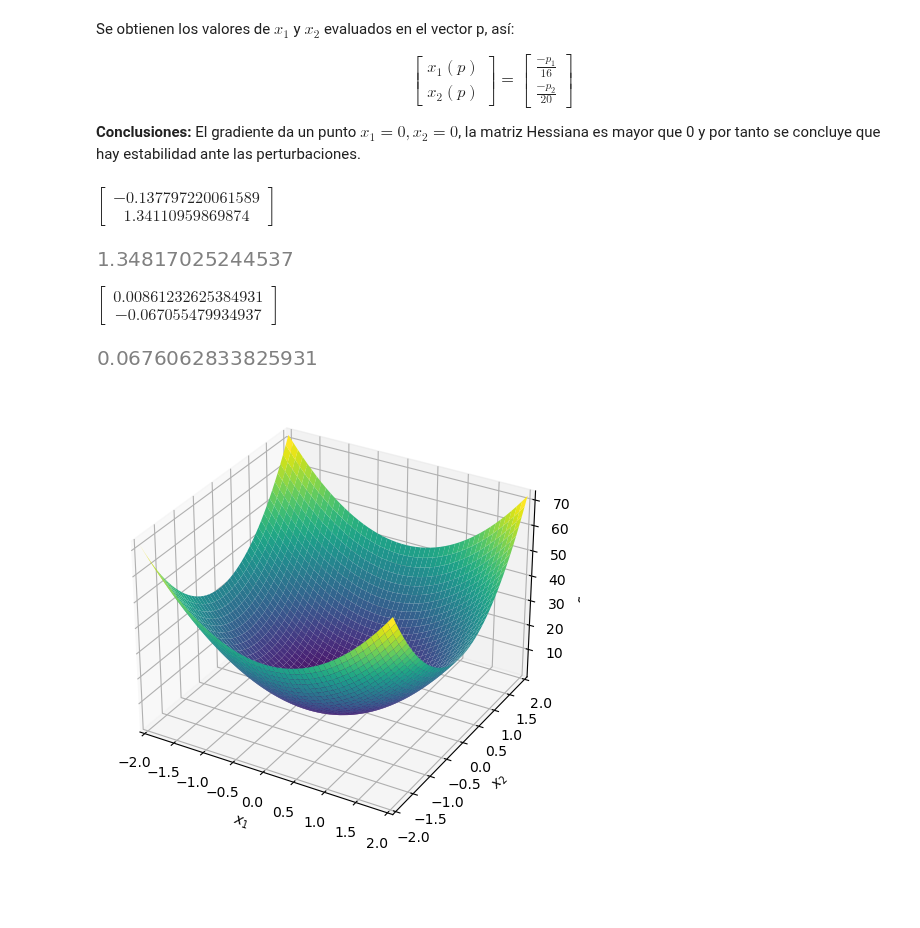
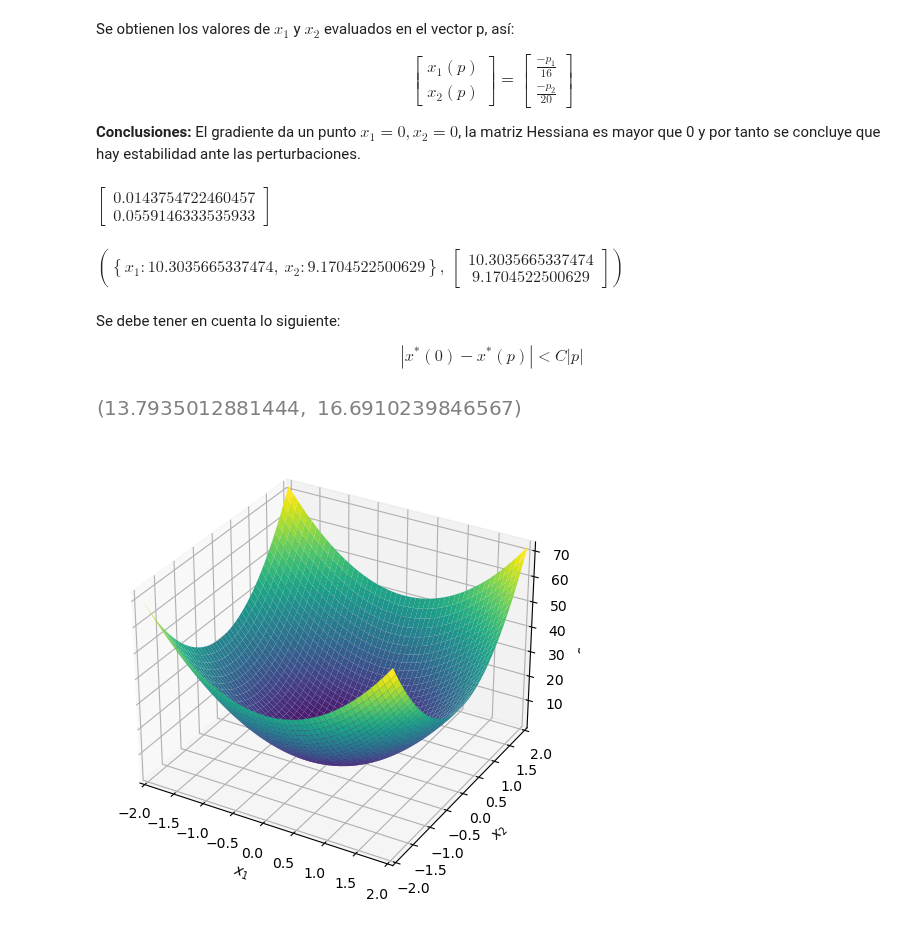
Before and after one commit to jairocuellar/System_identification, a Jupyter notebook: class_04_01.ipynb, the cells around one changed output. Cells and saved outputs as stored; diff of their text form; code cells hidden in the pictures; blank space fills up the shorter version.

```diff
--- a/class_04_01.ipynb
+++ b/class_04_01.ipynb
@@ -164,25 +164,28 @@ x_1(p)\\x_2(p)
 
 **Conclusiones:** El gradiente da un punto $x_1 = 0, x_2 = 0$, la matriz Hessiana es mayor que 0 y por tanto se concluye que hay estabilidad ante las perturbaciones.
 # %%
-pa = 1
-p = pa*Matrix([np.random.randn(),np.random.randn()])
+r = 0.1
+p = r*Matrix([np.random.randn(),np.random.randn()])
 p
 # %% [output]
-$\displaystyle \left[\begin{matrix}-0.137797220061589\\1.34110959869874\end{matrix}\right]$
+$\displaystyle \left[\begin{matrix}0.0143754722460457\\0.0559146333535933\end{matrix}\right]$
-# %%
-p.norm()
-# %% [output]
-[figure, removed]
 # %%
 d_opt_p = sym.solve(gradf + p)
 x_opt_p = x.subs(d_opt_p)
-x_opt_p
+d_opt_p, x_opt_p
 # %% [output]
-$\displaystyle \left[\begin{matrix}0.00861232625384931\\-0.067055479934937\end{matrix}\right]$
+$\displaystyle \left( \left\{ x_{1} : 10.3035665337474, \  x_{2} : 9.1704522500629\right\}, \  \left[\begin{matrix}10.3035665337474\\9.1704522500629\end{matrix}\right]\right)$
+# %% [markdown]
+Se debe tener en cuenta lo siguiente:
+
+$$|x^*(0)-x^*(p)|< C|p|$$
 # %%
-(x_opt - x_opt_p).norm()
+d = (x_opt - x_opt_p).norm()
+C = np.random.random()
+Cmag = C*p.norm()
+d, Cmag
 # %% [output]
-[figure, old version]
+[figure, new version]
 # %%
 from sympy.plotting import plot3d
 plot3d(f, (x1, -2,2), (x2, -2,2))
```
Also changed, not shown: parts of 4 cells of this notebook, 2 other files.
